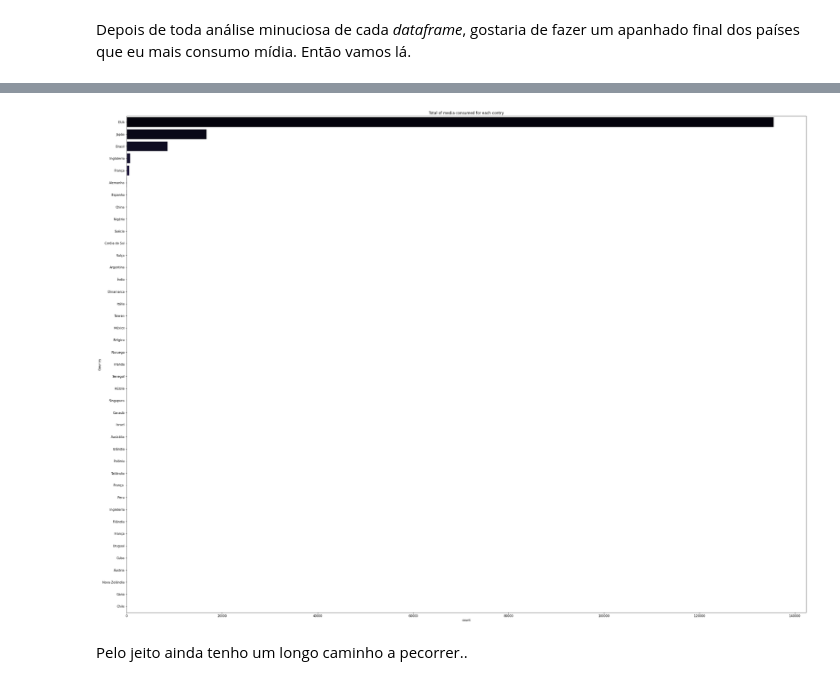
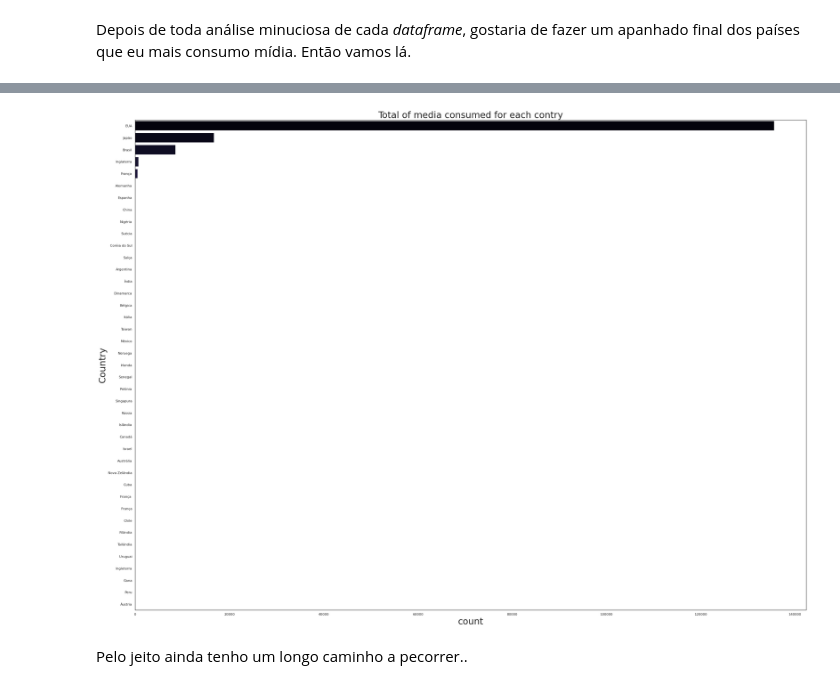
Before and after one commit to fernandarrios/desafio, a Jupyter notebook: Filme_e_Literatura.ipynb, the cells around one changed output, grey strips where cells are left out. Saved outputs shown, nothing was run; the diff lists cells and outputs as text; code cells hidden in the pictures.

```diff
--- a/Filme_e_Literatura.ipynb
+++ b/Filme_e_Literatura.ipynb
@@ -381,12 +381,14 @@ df_total_contries = df_total['Country'].value_counts()
 # %%
 plt.figure(figsize=(40,30))
 sns.countplot(y='Country',
               data = df_total,
               palette = 'magma',
               order = df_total_contries.index).set_title('Total of media consumed for each contry')
+sns.set(rc={"font.size":35, "axes.titlesize":30,"axes.labelsize":30},style="white")
 plt.show()
+plt.show()
 # %% [output]
-[figure, old version]
+[figure, new version]
 # %% [markdown]
 Pelo jeito ainda tenho um longo caminho a pecorrer..
 # %% [markdown]
```
Also changed, not shown: parts of 3 cells of this notebook.
